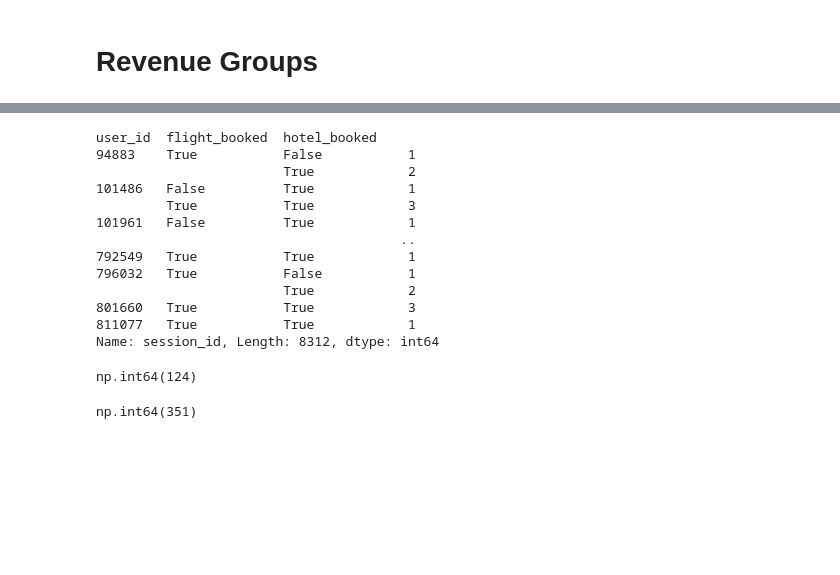
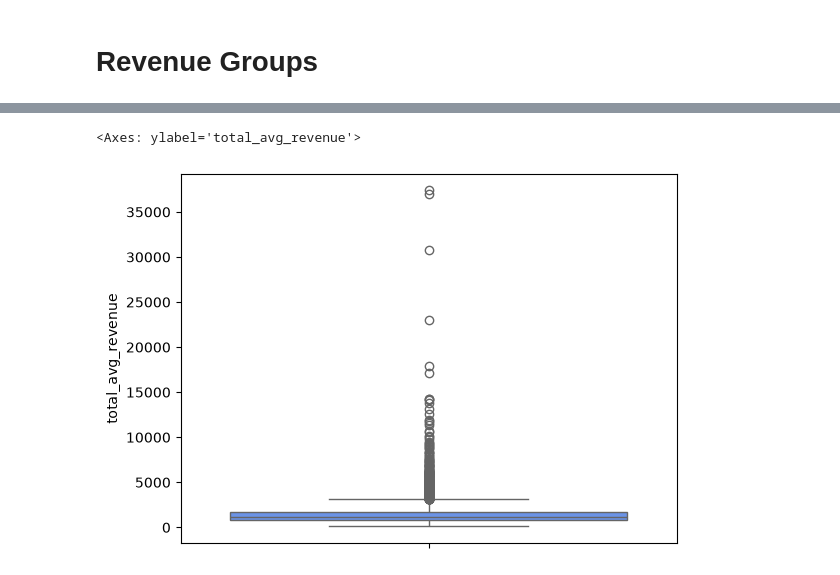
Before and after one commit to anuar-masterschool/TravelTideJul, a Jupyter notebook: 04_create_groups_w_rules.ipynb, the cells around one changed output, grey strips where cells are left out. Drawn from its saved outputs; the diff is of its cells as text; code cells hidden in the pictures; blank space fills up the shorter version.

```diff
--- a/04_create_groups_w_rules.ipynb
+++ b/04_create_groups_w_rules.ipynb
@@ -29 +56,5 @@ user_features
+# %%
+user_features["hotel_avg_rev_per_night"] = user_features["hotel_avg_rev"]/user_features["hotel_avg_nights"]
+# %%
+user_features["hotel_avg_rev_per_night_delta"] = user_features["hotel_avg_rev_per_night"] - user_features["hotel_avg_rev_per_night"].mean()
 # %%
@@ -42 +78,3 @@ Name: count, dtype: int64
+# %%
+user_features["total_avg_revenue"] =  user_features["hotel_avg_rev"] + user_features["flight_avg_rev"]
 # %%
@@ -58,16 +95,0 @@ sessions = pd.read_csv('data/preprocessed_data/sessions_preprocessed.csv')
-# %%
-sessions[(~sessions["cancellation"])&(~sessions["trip_id"].isna())].groupby(["user_id", "flight_booked", "hotel_booked"])["session_id"].count()
-# %% [output]
-user_id  flight_booked  hotel_booked
-94883    True           False           1
-                        True            2
-101486   False          True            1
-         True           True            3
-101961   False          True            1
-                                       ..
-792549   True           True            1
-796032   True           False           1
-                        True            2
-801660   True           True            3
-811077   True           True            1
-Name: session_id, Length: 8312, dtype: int64
@@ -76,8 +95,0 @@ valid_sessions = sessions[(~sessions["cancellation"])&(~sessions["trip_id"].isna
-# %%
-(valid_sessions.groupby("user_id")["hotel_booked"].mean() == 0).sum()
-# %% [output]
-np.int64(124)
-# %%
-(valid_sessions.groupby("user_id")["flight_booked"].mean() == 0).sum()
-# %% [output]
-np.int64(351)
@@ -83,0 +98,5 @@ np.int64(351)
+# %%
+sns.boxplot(user_features, y="total_avg_revenue")
+# %% [output]
+<Axes: ylabel='total_avg_revenue'>
+[figure, added]
```
Also changed, not shown: parts of 16 cells of this notebook, 1 other file.
